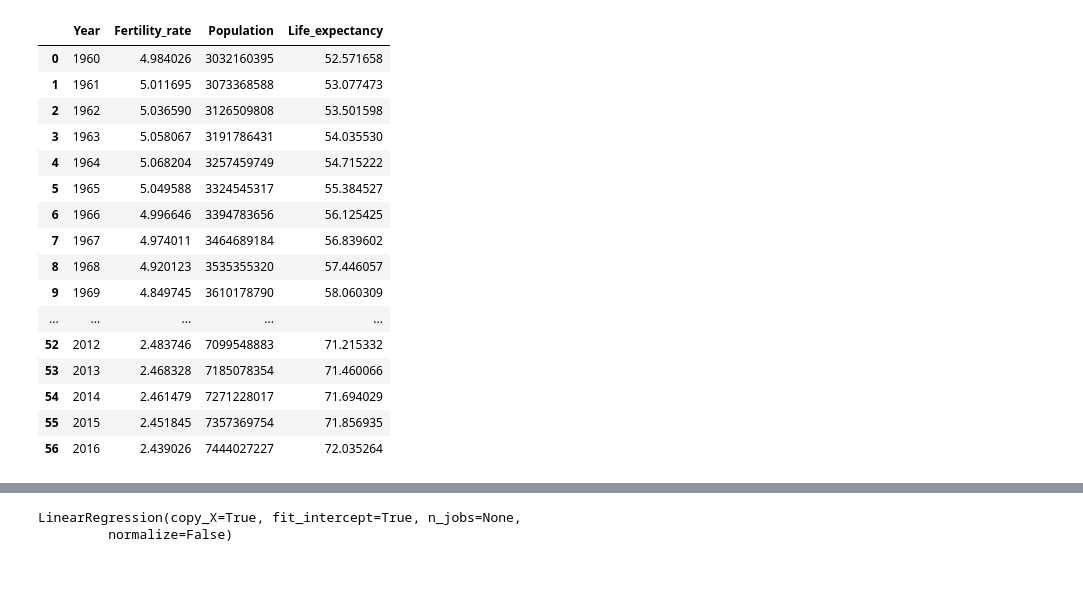
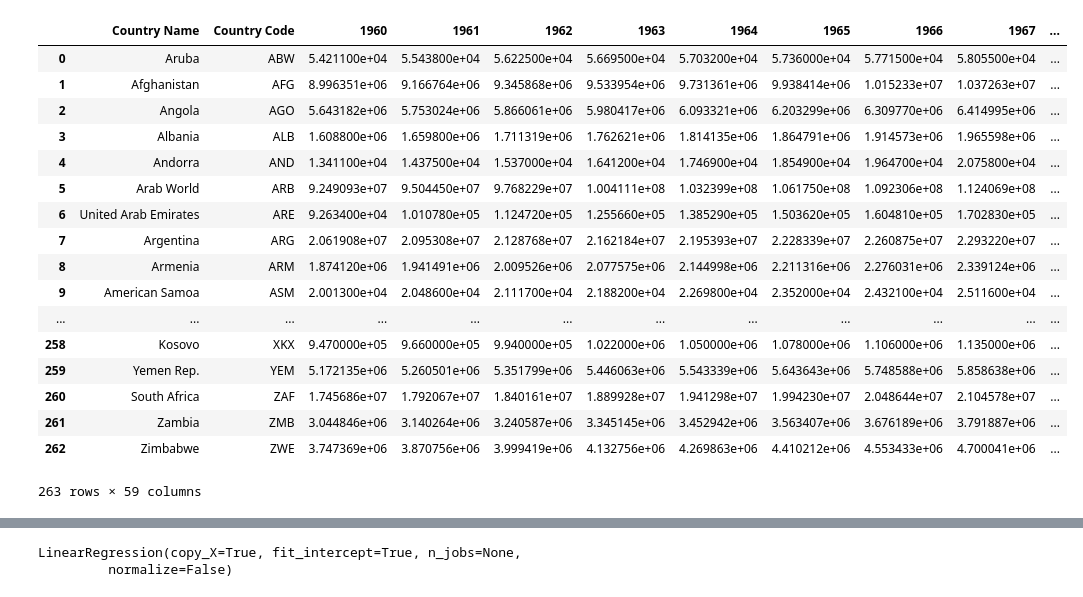
Before and after one commit to KaroLadino/population_project, a Jupyter notebook: Proyecto World.ipynb, the cells around one changed output, grey strips where cells are left out. Drawn from its saved outputs; the diff is of its cells as text; code cells hidden in the pictures.

```diff
--- a/Proyecto World.ipynb
+++ b/Proyecto World.ipynb
@@ -5,24 +5,25 @@ import pandas as pd
 import numpy as np
 import matplotlib.pyplot as plt
 # %%
-data = pd.read_csv ("C:/Users/Ladin/Data_world.csv")
+population = pd.read_csv ("C:/Users/Ladin/country_population_v2.csv")
-# %%
-data
-# %% [output]
-|  | Year | Fertility_rate | Population | Life_expectancy |
-| 0 | 1960 | 4.984026 | 3032160395 | 52.571658 |
-| 1 | 1961 | 5.011695 | 3073368588 | 53.077473 |
-| 2 | 1962 | 5.036590 | 3126509808 | 53.501598 |
-| 3 | 1963 | 5.058067 | 3191786431 | 54.035530 |
-| 4 | 1964 | 5.068204 | 3257459749 | 54.715222 |
-| 5 | 1965 | 5.049588 | 3324545317 | 55.384527 |
-| 6 | 1966 | 4.996646 | 3394783656 | 56.125425 |
-| 7 | 1967 | 4.974011 | 3464689184 | 56.839602 |
-| 8 | 1968 | 4.920123 | 3535355320 | 57.446057 |
-| 9 | 1969 | 4.849745 | 3610178790 | 58.060309 |
-| ... | ... | ... | ... | ... |
-| 52 | 2012 | 2.483746 | 7099548883 | 71.215332 |
-| 53 | 2013 | 2.468328 | 7185078354 | 71.460066 |
-| 54 | 2014 | 2.461479 | 7271228017 | 71.694029 |
-| 55 | 2015 | 2.451845 | 7357369754 | 71.856935 |
-| 56 | 2016 | 2.439026 | 7444027227 | 72.035264 |
+# %%
+population
+# %% [output]
+|  | Country Name | Country Code | 1960 | 1961 | 1962 | 1963 | 1964 | 1965 | 1966 | 1967 | ... |
+| 0 | Aruba | ABW | 5.421100e+04 | 5.543800e+04 | 5.622500e+04 | 5.669500e+04 | 5.703200e+04 | 5.736000e+04 | 5.771500e+04 | 5.805500e+04 | ... |
+| 1 | Afghanistan | AFG | 8.996351e+06 | 9.166764e+06 | 9.345868e+06 | 9.533954e+06 | 9.731361e+06 | 9.938414e+06 | 1.015233e+07 | 1.037263e+07 | ... |
+| 2 | Angola | AGO | 5.643182e+06 | 5.753024e+06 | 5.866061e+06 | 5.980417e+06 | 6.093321e+06 | 6.203299e+06 | 6.309770e+06 | 6.414995e+06 | ... |
+| 3 | Albania | ALB | 1.608800e+06 | 1.659800e+06 | 1.711319e+06 | 1.762621e+06 | 1.814135e+06 | 1.864791e+06 | 1.914573e+06 | 1.965598e+06 | ... |
+| 4 | Andorra | AND | 1.341100e+04 | 1.437500e+04 | 1.537000e+04 | 1.641200e+04 | 1.746900e+04 | 1.854900e+04 | 1.964700e+04 | 2.075800e+04 | ... |
+| 5 | Arab World | ARB | 9.249093e+07 | 9.504450e+07 | 9.768229e+07 | 1.004111e+08 | 1.032399e+08 | 1.061750e+08 | 1.092306e+08 | 1.124069e+08 | ... |
+| 6 | United Arab Emirates | ARE | 9.263400e+04 | 1.010780e+05 | 1.124720e+05 | 1.255660e+05 | 1.385290e+05 | 1.503620e+05 | 1.604810e+05 | 1.702830e+05 | ... |
+| 7 | Argentina | ARG | 2.061908e+07 | 2.095308e+07 | 2.128768e+07 | 2.162184e+07 | 2.195393e+07 | 2.228339e+07 | 2.260875e+07 | 2.293220e+07 | ... |
+| 8 | Armenia | ARM | 1.874120e+06 | 1.941491e+06 | 2.009526e+06 | 2.077575e+06 | 2.144998e+06 | 2.211316e+06 | 2.276031e+06 | 2.339124e+06 | ... |
+| 9 | American Samoa | ASM | 2.001300e+04 | 2.048600e+04 | 2.111700e+04 | 2.188200e+04 | 2.269800e+04 | 2.352000e+04 | 2.432100e+04 | 2.511600e+04 | ... |
+| ... | ... | ... | ... | ... | ... | ... | ... | ... | ... | ... | ... |
+| 258 | Kosovo | XKX | 9.470000e+05 | 9.660000e+05 | 9.940000e+05 | 1.022000e+06 | 1.050000e+06 | 1.078000e+06 | 1.106000e+06 | 1.135000e+06 | ... |
+| 259 | Yemen Rep. | YEM | 5.172135e+06 | 5.260501e+06 | 5.351799e+06 | 5.446063e+06 | 5.543339e+06 | 5.643643e+06 | 5.748588e+06 | 5.858638e+06 | ... |
+| 260 | South Africa | ZAF | 1.745686e+07 | 1.792067e+07 | 1.840161e+07 | 1.889928e+07 | 1.941298e+07 | 1.994230e+07 | 2.048644e+07 | 2.104578e+07 | ... |
+| 261 | Zambia | ZMB | 3.044846e+06 | 3.140264e+06 | 3.240587e+06 | 3.345145e+06 | 3.452942e+06 | 3.563407e+06 | 3.676189e+06 | 3.791887e+06 | ... |
+| 262 | Zimbabwe | ZWE | 3.747369e+06 | 3.870756e+06 | 3.999419e+06 | 4.132756e+06 | 4.269863e+06 | 4.410212e+06 | 4.553433e+06 | 4.700041e+06 | ... |
+263 rows × 59 columns
```
Also changed, not shown: parts of 7 cells of this notebook.
